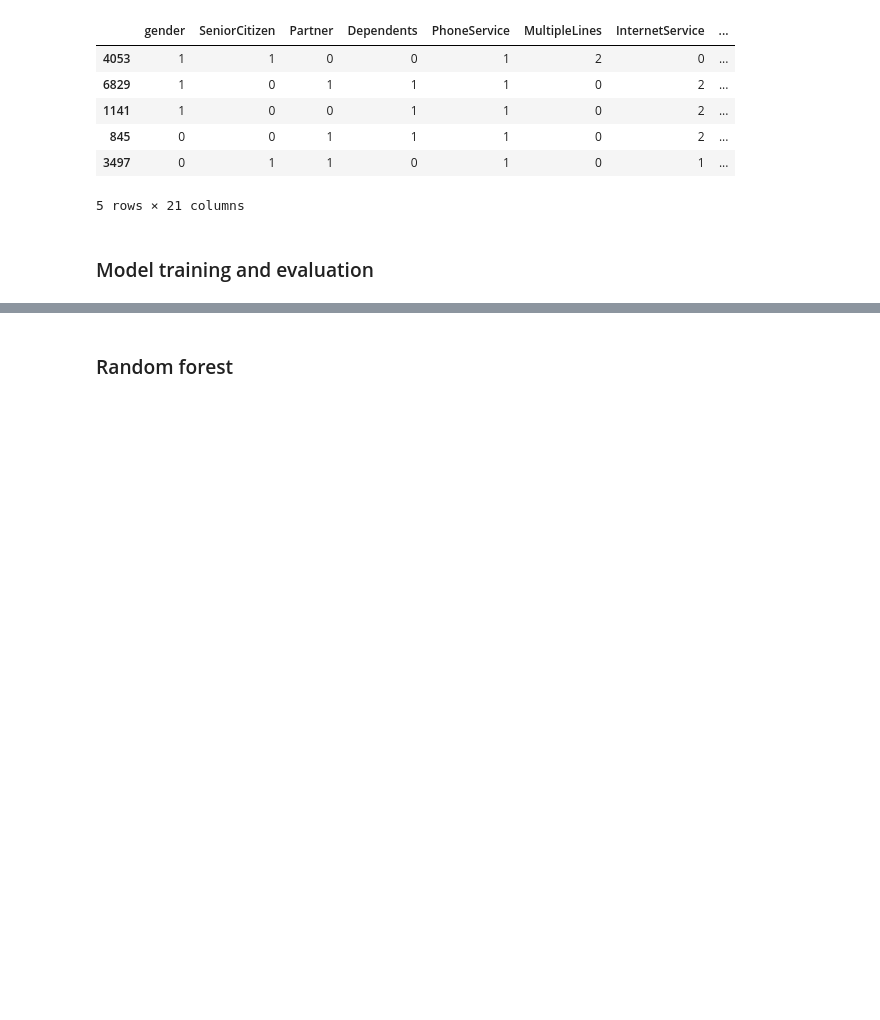
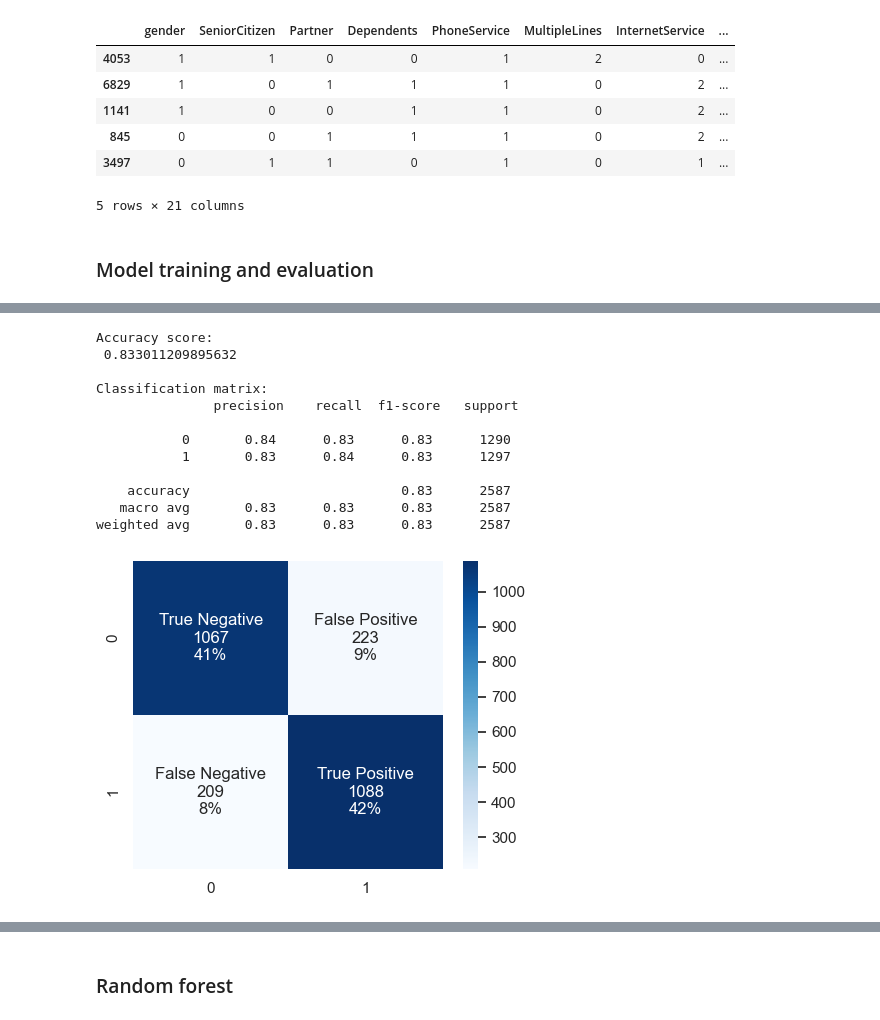
Before and after one commit to Lavinialau/Telecom-churn, a Jupyter notebook: 01_code/0_summary.ipynb, the cells around one changed output, grey strips where cells are left out. Saved outputs shown, nothing was run; the diff lists cells and outputs as text; code cells hidden in the pictures; blank space fills up the shorter version.

```diff
--- a/01_code/0_summary.ipynb
+++ b/01_code/0_summary.ipynb
@@ -452,0 +462,19 @@ def model_evaluation(classification_model, X_test, y_test):
+# %%
+# feature selection
+feature_not_selected = [
+    'PaperlessBilling',
+    'SeniorCitizen'
+    ]
+
+# remove columns
+X_train_used = X_train.drop(feature_not_selected, axis=1)    # axis=1 for columns
+X_test_used = X_test.drop(feature_not_selected, axis=1)
+
+
+# xgboost
+# Outstanding: To experiment with scale_pos_weight on imbalanced data
+xgb_model = XGBClassifier(n_estimators = 1000, random_state=0)
+xgb_model.fit(
+    X_train_used,
+    y_train
+)
@@ -452,0 +493,16 @@ def model_evaluation(classification_model, X_test, y_test):
+# %%
+model_evaluation(xgb_model, X_test_used, y_test)
+# %% [output]
+Accuracy score:
+ 0.833011209895632
+
+Classification matrix:
+               precision    recall  f1-score   support
+
+           0       0.84      0.83      0.83      1290
+           1       0.83      0.84      0.83      1297
+
+    accuracy                           0.83      2587
+   macro avg       0.83      0.83      0.83      2587
+weighted avg       0.83      0.83      0.83      2587
+[figure, added]
```
Also changed, not shown: parts of 18 cells of this notebook.
